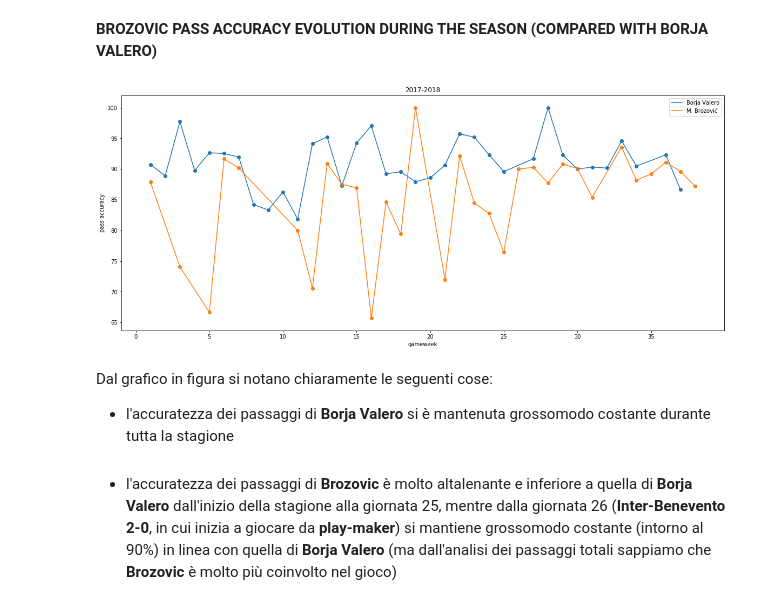
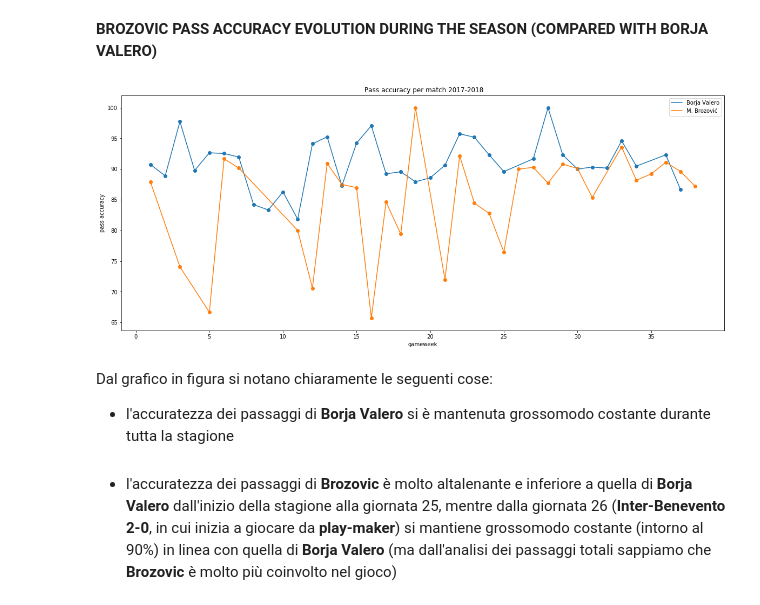
Before and after one commit to maurosamarelli/Inter_2017_2018, a Jupyter notebook: 05 pass_analysis.ipynb, the cells around one changed output. Cells and saved outputs as stored; diff of their text form; code cells hidden in the pictures.

```diff
--- a/05 pass_analysis.ipynb
+++ b/05 pass_analysis.ipynb
@@ -179,19 +179,19 @@ positive_passes.query("playerId == " + str(brozovic.wyId.iloc[0]) + " and matchI
 # %%
 plt.figure(figsize=(20, 8))
 players_to_compare = ["M. Brozović", "Borja Valero",]
 group = positive_passes.query("shortName_x in " + str(players_to_compare))
 for p in group.shortName_x.unique():
     df = group[group.shortName_x == p].sort_values(by="gameweek_x", ascending=True)
     df = df.reset_index(drop=True)
     plt.plot(df.gameweek_x, df["pass_accuracy"])
     plt.scatter(df.gameweek_x, df["pass_accuracy"])
-plt.title("2017-2018")
+plt.title(" Pass accuracy per match 2017-2018")
 plt.xlabel("gameweek")
 plt.ylabel("pass accuracy")
 plt.legend(group.shortName_x.unique())
 plt.show()
 # %% [output]
-[figure, old version]
+[figure, new version]
 # %% [markdown]
 Dal grafico in figura si notano chiaramente le seguenti cose: <br>
 
```
Also changed, not shown: parts of 5 cells of this notebook.
